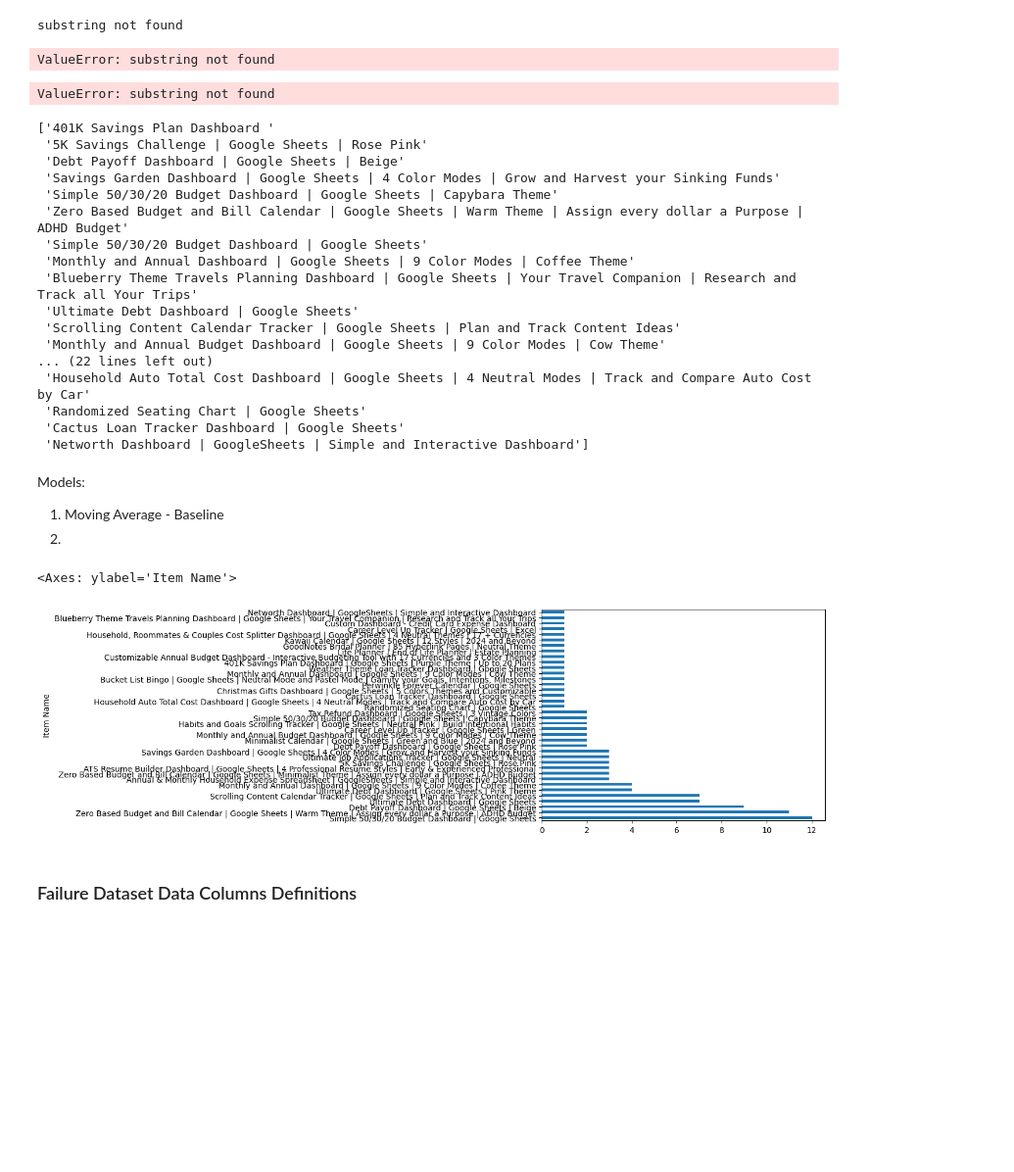
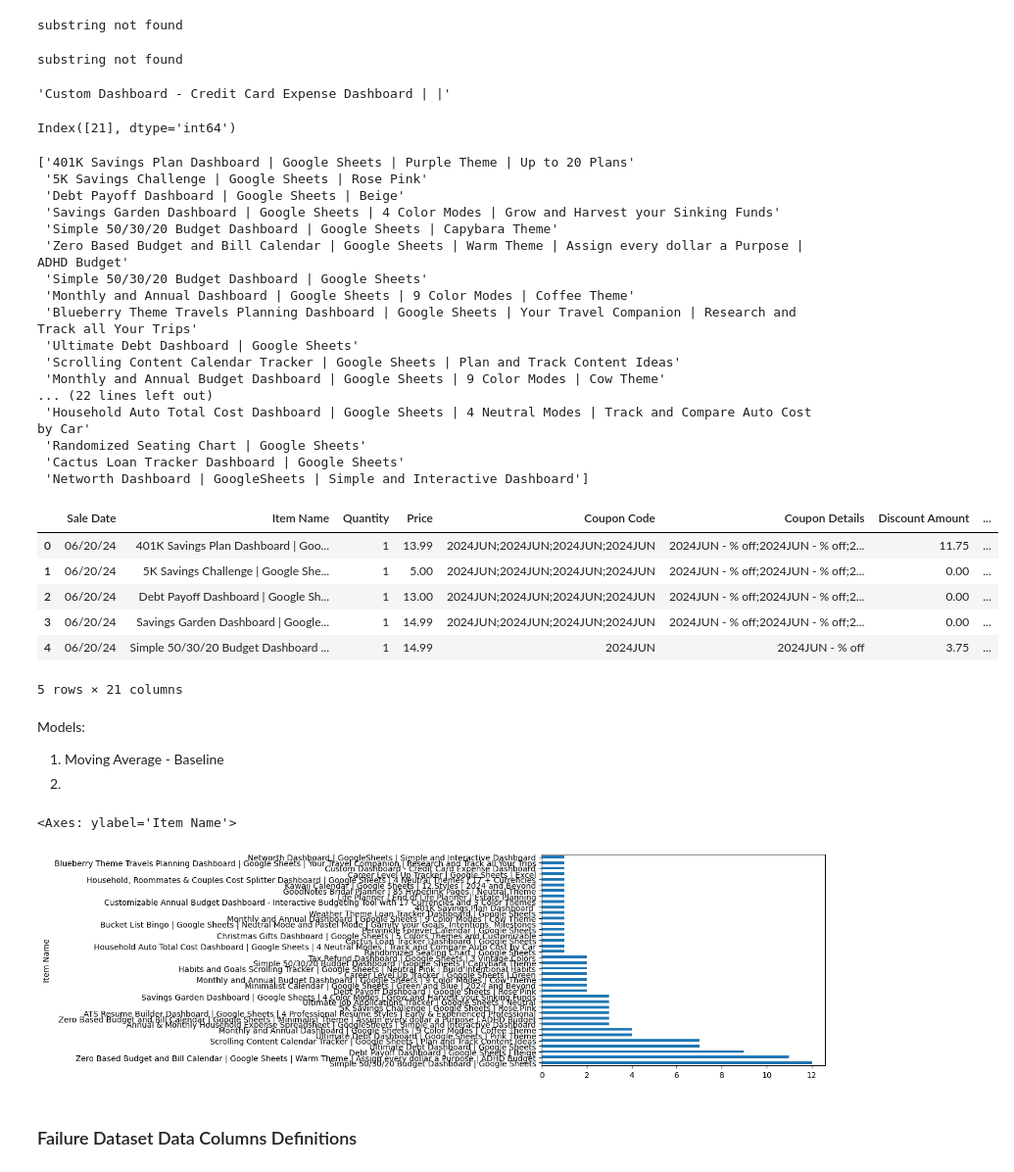
Before and after one commit to sc6354/Demand-Forecasting, a Jupyter notebook: forecasting.ipynb, the cells around one changed output. Shown at 98% size. Saved outputs shown, nothing was run; the diff lists cells and outputs as text; code cells hidden in the pictures; blank space fills up the shorter version.

Commit message:
added shorten item names

```diff
--- a/forecasting.ipynb
+++ b/forecasting.ipynb
@@ -20,17 +20,29 @@ substring not found
 shorten_item_name = sales_2024['Item Name']
 # %%
 #shorten_item_name[2].index('|')
-sales_2024['Shorten Item Name'] = sales_2024['Item Name'].apply(lambda x: x[:x.index('|')])
+try:
+    sales_2024['Shorten Item Name'] = sales_2024['Item Name'].apply(lambda x: x[:x.index('|')])
+except Exception as err:
+    print(err)
 # %% [output]
-ValueError: substring not found
+substring not found
+# %%
+sales_2024['Item Name'][21]
+# %% [output]
+'Custom Dashboard - Credit Card Expense Dashboard | |'
 # %%
-sales_2024['Item Name'][0] = sales_2024['Item Name'][0][0:sales_2024['Item Name'][0].index("|")]
+#sales_2024['Item Name'][0] = sales_2024['Item Name'][0][0:sales_2024['Item Name'][0].index("|")]
-# %% [output]
-ValueError: substring not found
+# %%
+sales_2024[sales_2024['Item Name'] == 'Custom Dashboard - Credit Card Expense Dashboard'].index
+# %% [output]
+Index([21], dtype='int64')
+# %%
+sales_2024.loc[21,'Item Name'] = sales_2024['Item Name'][21] + ' |'
 # %%
 print(sales_2024['Item Name'].unique())
+#Custom Dashboard - Credit Card Expense Dashboard'
 # %% [output]
-['401K Savings Plan Dashboard '
+['401K Savings Plan Dashboard | Google Sheets | Purple Theme | Up to 20 Plans'
  '5K Savings Challenge | Google Sheets | Rose Pink'
  'Debt Payoff Dashboard | Google Sheets | Beige'
  'Savings Garden Dashboard | Google Sheets | 4 Color Modes | Grow and Harvest your Sinking Funds'
@@ -47,6 +59,16 @@ print(sales_2024['Item Name'].unique())
  'Randomized Seating Chart | Google Sheets'
  'Cactus Loan Tracker Dashboard | Google Sheets'
  'Networth Dashboard | GoogleSheets | Simple and Interactive Dashboard']
+# %%
+sales_2024.head()
+# %% [output]
+|  | Sale Date | Item Name | Quantity | Price | Coupon Code | Coupon Details | Discount Amount | ... |
+| 0 | 06/20/24 | 401K Savings Plan Dashboard | Goo... | 1 | 13.99 | 2024JUN;2024JUN;2024JUN;2024JUN | 2024JUN - % off;2024JUN - % off;2... | 11.75 | ... |
+| 1 | 06/20/24 | 5K Savings Challenge | Google She... | 1 | 5.00 | 2024JUN;2024JUN;2024JUN;2024JUN | 2024JUN - % off;2024JUN - % off;2... | 0.00 | ... |
+| 2 | 06/20/24 | Debt Payoff Dashboard | Google Sh... | 1 | 13.00 | 2024JUN;2024JUN;2024JUN;2024JUN | 2024JUN - % off;2024JUN - % off;2... | 0.00 | ... |
+| 3 | 06/20/24 | Savings Garden Dashboard | Google... | 1 | 14.99 | 2024JUN;2024JUN;2024JUN;2024JUN | 2024JUN - % off;2024JUN - % off;2... | 0.00 | ... |
+| 4 | 06/20/24 | Simple 50/30/20 Budget Dashboard ... | 1 | 14.99 | 2024JUN | 2024JUN - % off | 3.75 | ... |
+5 rows × 21 columns
 # %% [markdown]
 Models:
 1. Moving Average - Baseline
@@ -57,7 +79,7 @@ Models:
 sales_2024['Item Name'].value_counts().plot.barh()
 # %% [output]
 <Axes: ylabel='Item Name'>
-[figure, old version]
+[figure, new version]
 # %% [markdown]
 ### Failure Dataset Data Columns Definitions
 # %%
```
